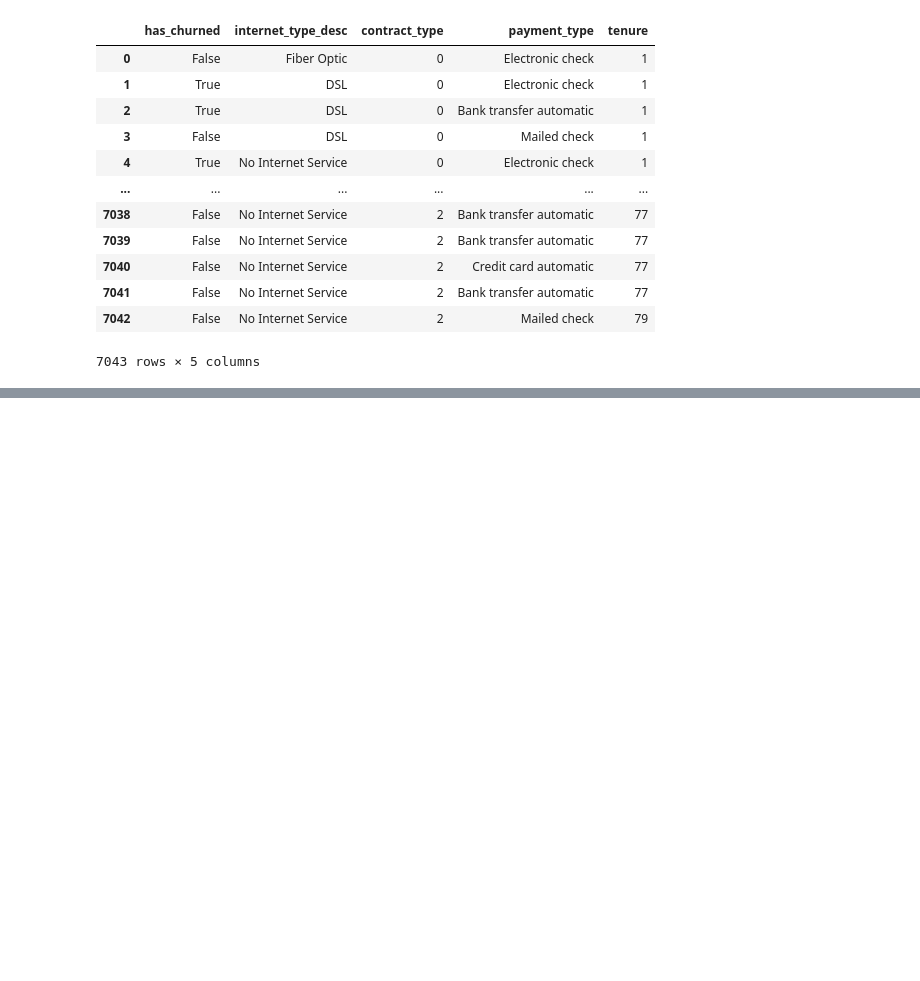
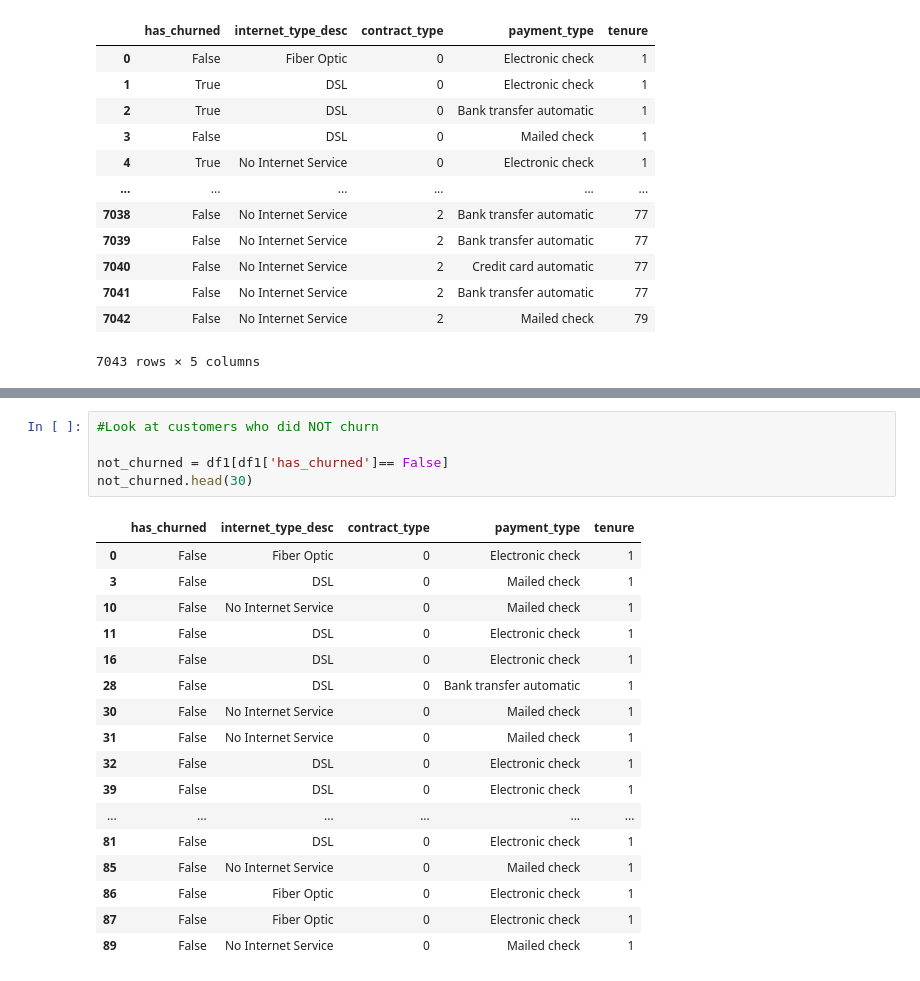
Before and after one commit to Brooke-Holyoak/numpy-pandas-visualization-exercises, a Jupyter notebook: telco_viz1_project.ipynb, the cells around one changed output, grey strips where cells are left out. Saved outputs shown, nothing was run; the diff lists cells and outputs as text; blank space fills up the shorter version.

```diff
--- a/telco_viz1_project.ipynb
+++ b/telco_viz1_project.ipynb
@@ -196,0 +209,23 @@ Name: payment_type, dtype: float64
+# %%
+#Look at customers who did NOT churn
+
+not_churned = df1[df1['has_churned']== False]
+not_churned.head(30)
+# %% [output]
+|  | has_churned | internet_type_desc | contract_type | payment_type | tenure |
+| 0 | False | Fiber Optic | 0 | Electronic check | 1 |
+| 3 | False | DSL | 0 | Mailed check | 1 |
+| 10 | False | No Internet Service | 0 | Mailed check | 1 |
+| 11 | False | DSL | 0 | Electronic check | 1 |
+| 16 | False | DSL | 0 | Electronic check | 1 |
+| 28 | False | DSL | 0 | Bank transfer automatic | 1 |
+| 30 | False | No Internet Service | 0 | Mailed check | 1 |
+| 31 | False | No Internet Service | 0 | Mailed check | 1 |
+| 32 | False | DSL | 0 | Electronic check | 1 |
+| 39 | False | DSL | 0 | Electronic check | 1 |
+| ... | ... | ... | ... | ... | ... |
+| 81 | False | DSL | 0 | Electronic check | 1 |
+| 85 | False | No Internet Service | 0 | Mailed check | 1 |
+| 86 | False | Fiber Optic | 0 | Electronic check | 1 |
+| 87 | False | Fiber Optic | 0 | Electronic check | 1 |
+| 89 | False | No Internet Service | 0 | Mailed check | 1 |
```
Also changed, not shown: parts of 25 cells of this notebook.
